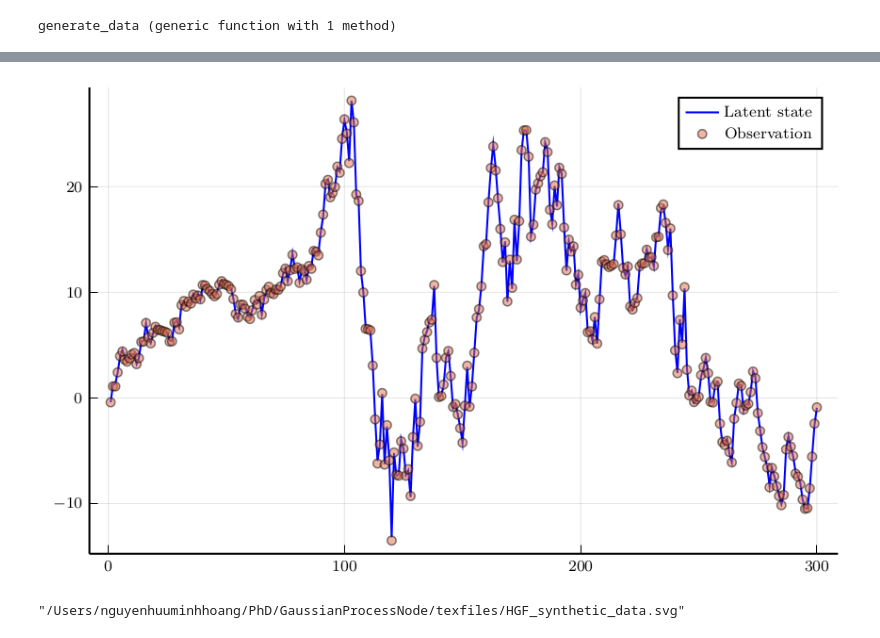
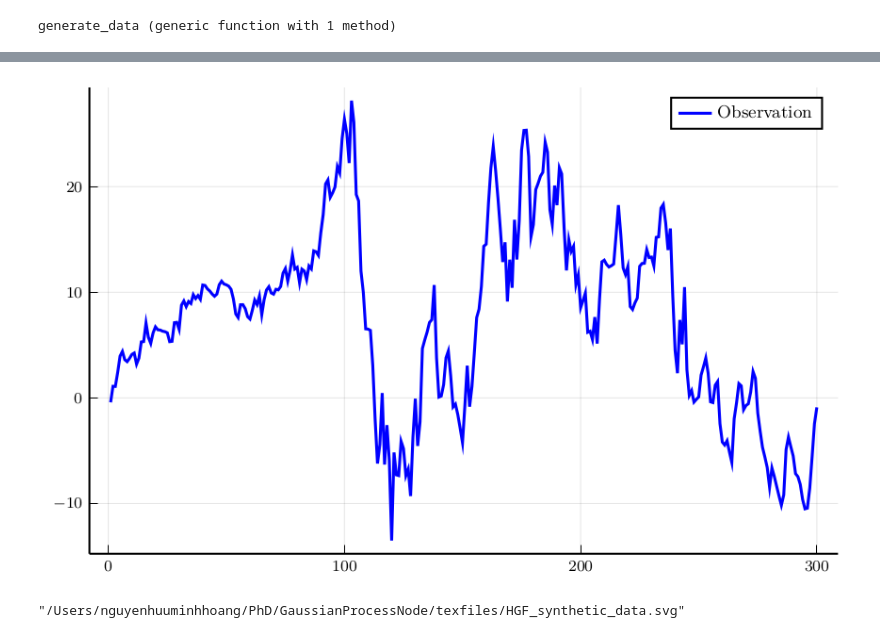
Before and after one commit to biaslab/GaussianProcessNode, a Jupyter notebook: HGF_GP.ipynb, the cells around one changed output, grey strips where cells are left out. Cells and saved outputs as stored; diff of their text form; code cells hidden in the pictures.

```diff
--- a/HGF_GP.ipynb
+++ b/HGF_GP.ipynb
@@ -64,8 +63,9 @@ true_function = (x;k=real_k,w=real_w) -> exp(k*x + w)
 # %%
-plot(x_true,label="Latent state",legend=:topright,color=:blue)
-scatter!(y_data, label="Observation", ms = 3, alpha = 0.5)
+# plot(x_true,label="Latent state",legend=:topright,color=:blue, lw=2,grid=false,fontfamily="monospace",legendfontsize=9)
+plot(y_data, label="Observation", lw=1.5,
+legend=:topright,color=:blue, fontfamily="monospace",legendfontsize=9)
 # %% [output]
-[figure, old version]
+[figure, new version]
 # %%
 savefig("texfiles/HGF_synthetic_data.svg")
 # %% [output]
```
Also changed, not shown: parts of 24 cells of this notebook, 36 other files.
